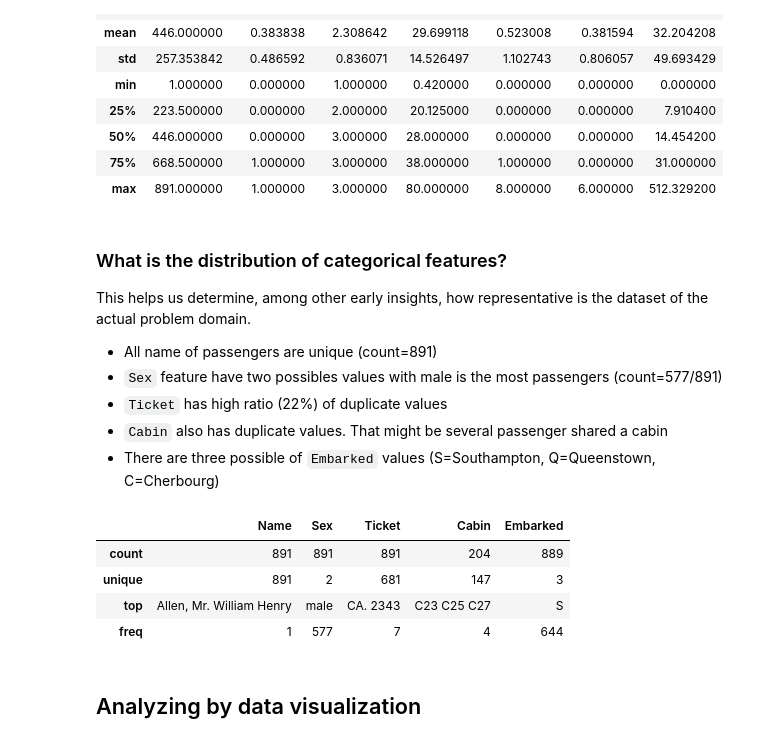
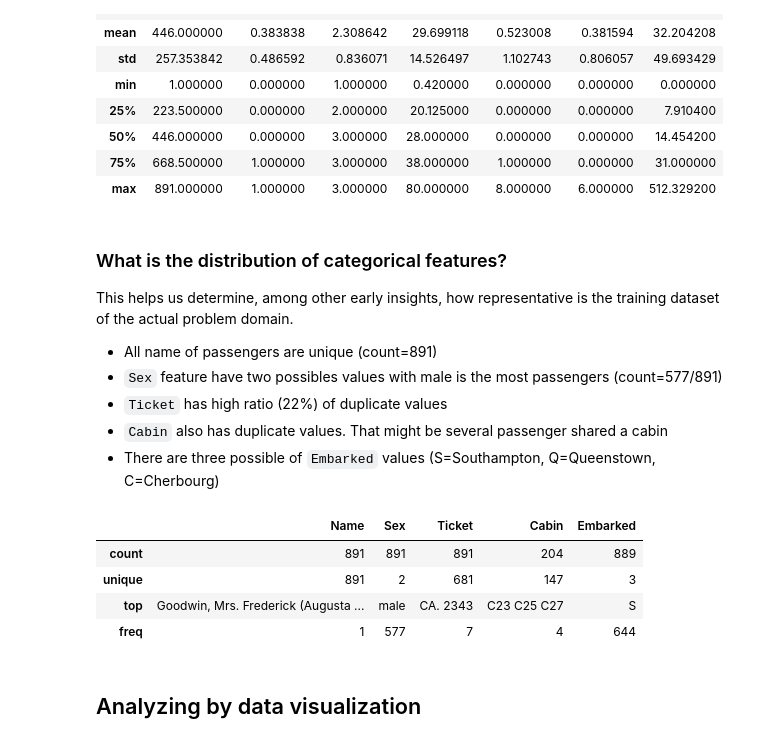
Before and after one commit to eriansha/titanic-survivor, a Jupyter notebook: Investigate Titanic Survivor.ipynb, the cells around one changed output. Cells and saved outputs as stored; diff of their text form; code cells hidden in the pictures.

```diff
--- a/Investigate Titanic Survivor.ipynb
+++ b/Investigate Titanic Survivor.ipynb
@@ -41,0 +26,7 @@ dataset.head()
+# %%
+train_df = pd.read_csv('data/train.csv')
+test_df = pd.read_csv('data/test.csv')
+combine = [train_df, test_df]
+
+print('total of train_df: {}'.format(train_df.shape))
+print('total of train_df: {}'.format(test_df.shape))
@@ -128,19 +155,19 @@ dataset.describe()
 | max | 891.000000 | 1.000000 | 3.000000 | 80.000000 | 8.000000 | 6.000000 | 512.329200 |
 # %% [markdown]
 ### What is the distribution of categorical features?
-This helps us determine, among other early insights, how representative is the dataset of the actual problem domain.
+This helps us determine, among other early insights, how representative is the training dataset of the actual problem domain.
 - All name of passengers are unique (count=891)
 - `Sex` feature have two possibles values with male is the most passengers (count=577/891)
 - `Ticket` has high ratio (22%) of duplicate values
 - `Cabin` also has duplicate values. That might be several passenger shared a cabin
 - There are three possible of `Embarked` values (S=Southampton, Q=Queenstown, C=Cherbourg)
 # %%
-dataset.describe(include=['O'])
+train_df.describe(include=['O'])
 # %% [output]
 |  | Name | Sex | Ticket | Cabin | Embarked |
 | count | 891 | 891 | 891 | 204 | 889 |
 | unique | 891 | 2 | 681 | 147 | 3 |
-| top | Allen, Mr. William Henry | male | CA. 2343 | C23 C25 C27 | S |
+| top | Goodwin, Mrs. Frederick (Augusta ... | male | CA. 2343 | C23 C25 C27 | S |
 | freq | 1 | 577 | 7 | 4 | 644 |
 # %% [markdown]
 ## Analyzing by data visualization
```
Also changed, not shown: parts of 44 cells of this notebook, 2 other files.
